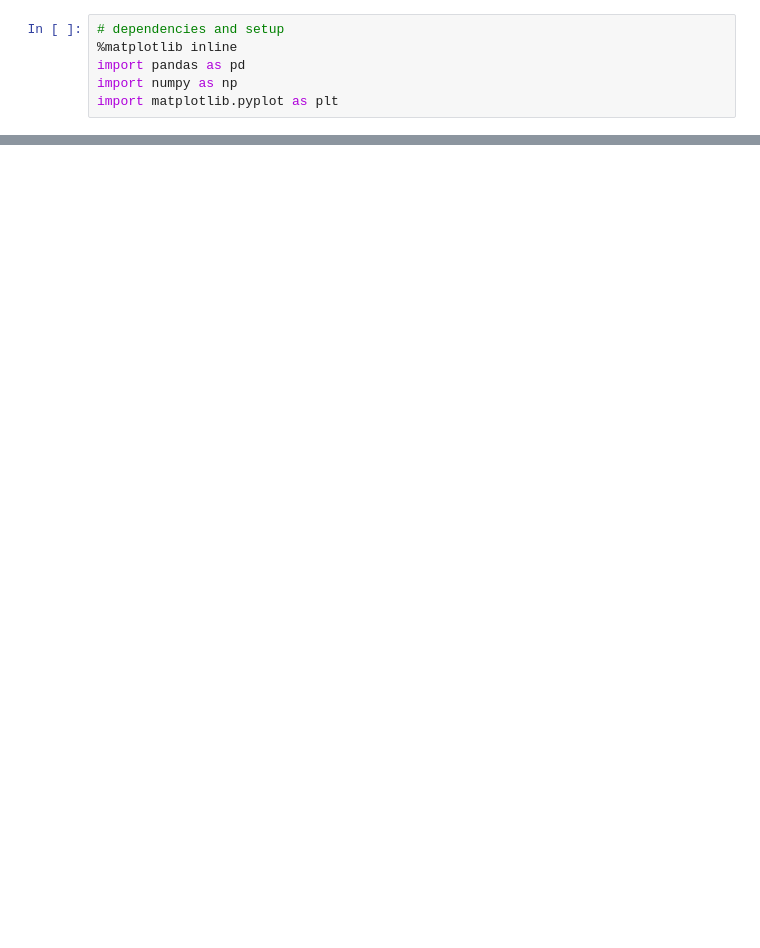
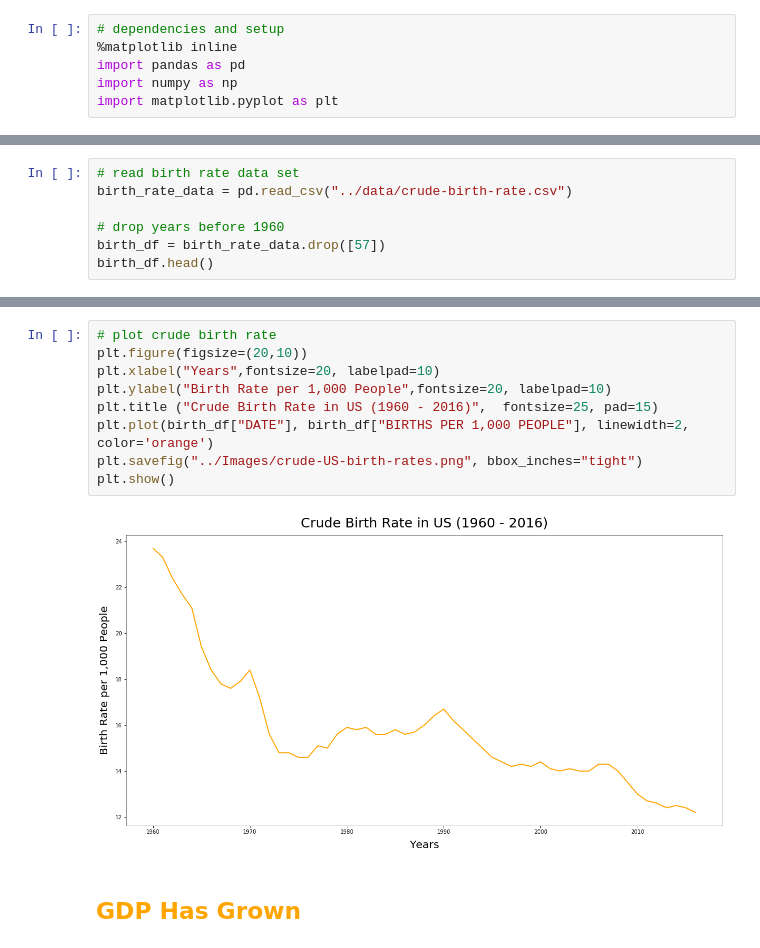
Before and after one commit to kathleeng77/Open-Source-Project-1, a Jupyter notebook: analysis/women-in-workforce-analysis.ipynb, the cells around one changed output, grey strips where cells are left out. Drawn from its saved outputs; the diff is of its cells as text; blank space fills up the shorter version.

```diff
--- a/analysis/women-in-workforce-analysis.ipynb
+++ b/analysis/women-in-workforce-analysis.ipynb
@@ -388,0 +51,7 @@ AttributeError: Cannot access callable attribute 'groupby' of 'DataFrameGroupBy'
+# %%
+# read birth rate data set
+birth_rate_data = pd.read_csv("../data/crude-birth-rate.csv")
+
+# drop years before 1960
+birth_df = birth_rate_data.drop([57])
+birth_df.head()
@@ -388,0 +65,13 @@ AttributeError: Cannot access callable attribute 'groupby' of 'DataFrameGroupBy'
+# %%
+# plot crude birth rate
+plt.figure(figsize=(20,10))
+plt.xlabel("Years",fontsize=20, labelpad=10)
+plt.ylabel("Birth Rate per 1,000 People",fontsize=20, labelpad=10)
+plt.title ("Crude Birth Rate in US (1960 - 2016)",  fontsize=25, pad=15)
+plt.plot(birth_df["DATE"], birth_df["BIRTHS PER 1,000 PEOPLE"], linewidth=2, color='orange')
+plt.savefig("../Images/crude-US-birth-rates.png", bbox_inches="tight")
+plt.show()
+# %% [output]
+[figure, added]
+# %% [markdown]
+## <font color=orange>GDP Has Grown</font>
```
Also changed, not shown: parts of 60 cells of this notebook, 14 other files.
